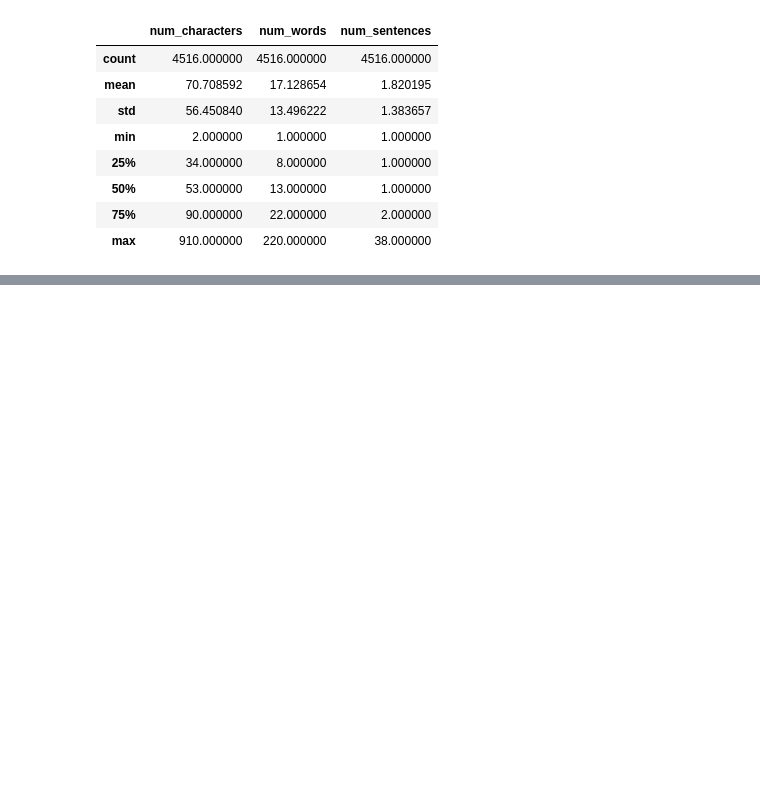
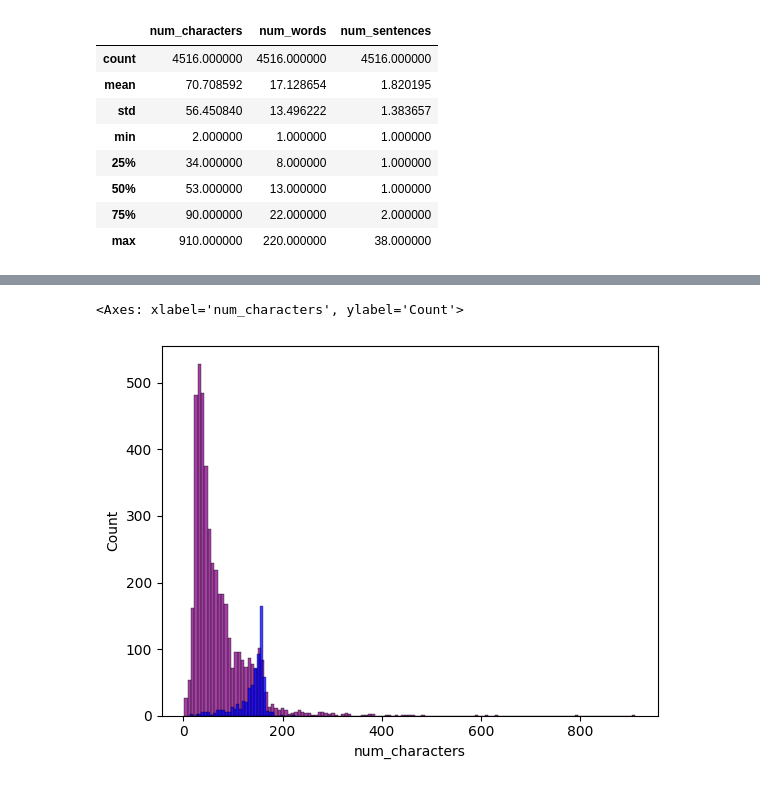
Before and after one commit to Abdullah9431/spam-mail-detection, a Jupyter notebook: email_spam.ipynb, the cells around one changed output, grey strips where cells are left out. Cells and saved outputs as stored; diff of their text form; code cells hidden in the pictures; blank space fills up the shorter version.

```diff
--- a/email_spam.ipynb
+++ b/email_spam.ipynb
@@ -118,0 +120,8 @@ plt.show()
+# %%
+import seaborn as sns
+
+sns.histplot(df[df['label'] == 0]['num_characters'], color='purple')
+sns.histplot(df[df['label'] == 1]['num_characters'], color='blue')
+# %% [output]
+<Axes: xlabel='num_characters', ylabel='Count'>
+[figure, added]
```
Also changed, not shown: parts of 8 cells of this notebook.
